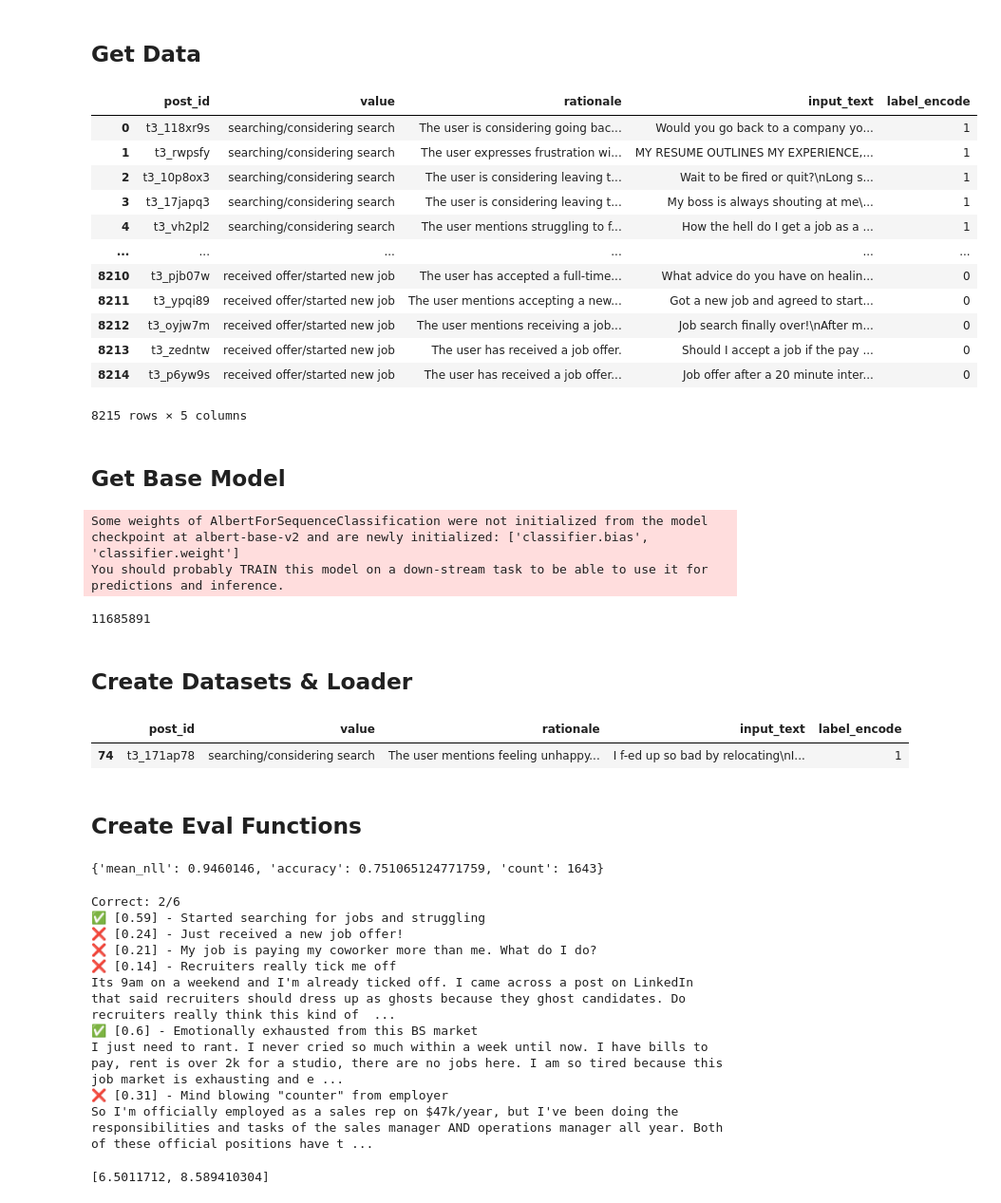
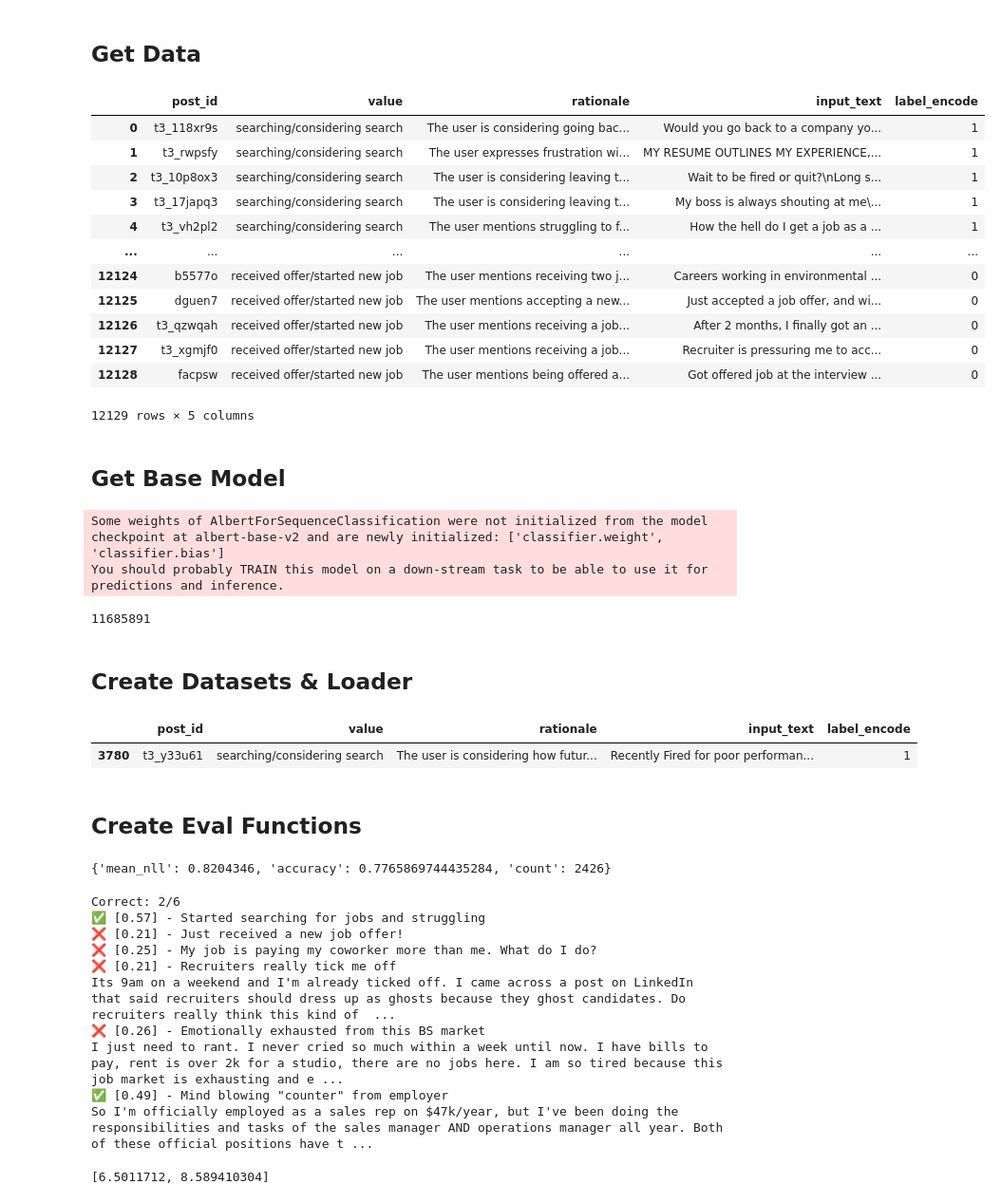
Before and after one commit to bongohead/labor-market-lm-finetune, a Jupyter notebook: finetune.ipynb, the cells around one changed output. Shown: that part at 95% size. Cells and saved outputs as stored; diff of their text form; code cells hidden in the pictures.

```diff
--- a/finetune.ipynb
+++ b/finetune.ipynb
@@ -1,6 +1,6 @@
 # %%
+PROMPT_ID = 'labor_market_v1'
 CLASSIFY_TARGET = 'job_search_status'
-PROMPT_VERSION = 1
 
 import torch
 import torch.nn.functional as F
@@ -9,80 +9,58 @@ import pandas as pd
 from tqdm import tqdm
 import plotly
 
-device = torch.device("cuda")
+device = torch.device('cuda')
 # %% [markdown]
 ## Get Data
 # %%
 # Get label encodings
 import yaml
 with open('label_maps.yaml', 'r') as file:
-    yaml_dict = [x for x in yaml.safe_load(file)['v' + str(PROMPT_VERSION)] if x['model'] == CLASSIFY_TARGET][0]
+    yaml_dict = [x for x in yaml.safe_load(file)[PROMPT_ID] if x['model'] == CLASSIFY_TARGET][0]
 
 label_encoding_map = pd.DataFrame.from_dict(yaml_dict['map'])
 test_examples = yaml_dict['examples']
 # %%
 # Get data
-import psycopg2
-from sqlalchemy import create_engine
-from dotenv import load_dotenv
-import os
-from pathlib import Path
+from helpers.db import get_postgres_query
 
-load_dotenv(Path().absolute() / '.env', override = True)
-
-def get_query(query: str) -> pd.DataFrame:
-    engine = create_engine(
-        "postgresql+psycopg2://{user}:{password}@{host}/{dbname}".format(
-           dbname = os.getenv('DB_DATABASE'),
-           user = os.getenv('DB_USERNAME'),
-           password = os.getenv('DB_PASSWORD'),
-           host = os.getenv('DB_SERVER')
-        )
-    )
-
-    pg = engine.connect()
-    res = pd.read_sql(query, con = pg)
-    pg.close()
-
-    return res
-
-input_data = get_query(
+input_data = get_postgres_query(
     f"""
     WITH t0 AS (
         SELECT
             a.post_id, a.label_value AS value, a.label_rationale AS rationale,
             CONCAT(TRIM(b.title), '\n', REGEXP_REPLACE(TRIM(b.selftext), '[\t\n\r]', ' ', 'g')) AS input_text
-        FROM text_scraper_reddit_llm_scores a
-        INNER JOIN text_scraper_reddit_scrape b
-            ON a.scrape_id = b.id
-        WHERE a.prompt_version = 1 AND a.label_key = '{CLASSIFY_TARGET}'
+        FROM text_scraper_reddit_llm_scores_v2 a
+        INNER JOIN text_scraper_reddit_scrapes b
+            ON a.scrape_id = b.scrape_id
+        WHERE a.PROMPT_ID = '{PROMPT_ID}' AND a.label_key = '{CLASSIFY_TARGET}'
     )
     -- Select where expected token count <= 512
     SELECT * FROM t0
     WHERE ARRAY_LENGTH(REGEXP_SPLIT_TO_ARRAY(input_text, '\\s+'), 1) * 1.5 <= 512
     """
     ).merge(label_encoding_map, how = 'inner', on = 'value')
 
 input_data
 # %% [output]
 |  | post_id | value | rationale | input_text | label_encode |
 | 0 | t3_118xr9s | searching/considering search | The user is considering going bac... | Would you go back to a company yo... | 1 |
 | 1 | t3_rwpsfy | searching/considering search | The user expresses frustration wi... | MY RESUME OUTLINES MY EXPERIENCE,... | 1 |
 | 2 | t3_10p8ox3 | searching/considering search | The user is considering leaving t... | Wait to be fired or quit?\nLong s... | 1 |
 | 3 | t3_17japq3 | searching/considering search | The user is considering leaving t... | My boss is always shouting at me\... | 1 |
 | 4 | t3_vh2pl2 | searching/considering search | The user mentions struggling to f... | How the hell do I get a job as a ... | 1 |
 | ... | ... | ... | ... | ... | ... |
-| 8210 | t3_pjb07w | received offer/started new job | The user has accepted a full-time... | What advice do you have on healin... | 0 |
-| 8211 | t3_ypqi89 | received offer/started new job | The user mentions accepting a new... | Got a new job and agreed to start... | 0 |
-| 8212 | t3_oyjw7m | received offer/started new job | The user mentions receiving a job... | Job search finally over!\nAfter m... | 0 |
-| 8213 | t3_zedntw | received offer/started new job | The user has received a job offer. | Should I accept a job if the pay ... | 0 |
-| 8214 | t3_p6yw9s | received offer/started new job | The user has received a job offer... | Job offer after a 20 minute inter... | 0 |
+| 12124 | b5577o | received offer/started new job | The user mentions receiving two j... | Careers working in environmental ... | 0 |
+| 12125 | dguen7 | received offer/started new job | The user mentions accepting a new... | Just accepted a job offer, and wi... | 0 |
+| 12126 | t3_qzwqah | received offer/started new job | The user mentions receiving a job... | After 2 months, I finally got an ... | 0 |
+| 12127 | t3_xgmjf0 | received offer/started new job | The user mentions receiving a job... | Recruiter is pressuring me to acc... | 0 |
+| 12128 | facpsw | received offer/started new job | The user mentions being offered a... | Got offered job at the interview ... | 0 |
-8215 rows × 5 columns
+12129 rows × 5 columns
 # %% [markdown]
 ## Get Base Model
 # %%
+from transformers import AlbertTokenizer, AlbertForSequenceClassification
 # from transformers import RobertaTokenizer, RobertaForSequenceClassification
-from transformers import AlbertTokenizer, AlbertForSequenceClassification
 
 tokenizer = AlbertTokenizer.from_pretrained('albert-base-v2')
 model = AlbertForSequenceClassification.from_pretrained('albert-base-v2', num_labels = len(label_encoding_map)).to(device)
@@ -90,7 +68,7 @@ model = AlbertForSequenceClassification.from_pretrained('albert-base-v2', num_la
 # Num params
 sum(p.numel() for p in model.parameters())
 # %% [output]
-Some weights of AlbertForSequenceClassification were not initialized from the model checkpoint at albert-base-v2 and are newly initialized: ['classifier.bias', 'classifier.weight']
+Some weights of AlbertForSequenceClassification were not initialized from the model checkpoint at albert-base-v2 and are newly initialized: ['classifier.weight', 'classifier.bias']
 You should probably TRAIN this model on a down-stream task to be able to use it for predictions and inference.
 11685891
 # %% [markdown]
@@ -146,7 +124,7 @@ train_dl, val_dl = [DataLoader(x, batch_size = B) for x in [train_ds, val_ds]]
 val_df.head(1)
 # %% [output]
 |  | post_id | value | rationale | input_text | label_encode |
-| 74 | t3_171ap78 | searching/considering search | The user mentions feeling unhappy... | I f-ed up so bad by relocating\nI... | 1 |
+| 3780 | t3_y33u61 | searching/considering search | The user is considering how futur... | Recently Fired for poor performan... | 1 |
 # %% [markdown]
 ## Create Eval Functions
 # %%
@@ -162,7 +140,7 @@ def eval_performance_on_ds(model, ds, batch_size = 16):
     total_correct = 0
     nlls = []
 
-    dl = DataLoader(ds, batch_size = batch_size)
+    dl = DataLoader(ds, batch_size = batch_size, shuffle = True)
 
     for step, b in tqdm(enumerate(dl)):
         outputs = model(b['input_ids'].to(device), b['attention_mask'].to(device))
@@ -178,7 +156,7 @@ def eval_performance_on_ds(model, ds, batch_size = 16):
 
 eval_performance_on_ds(model, val_ds, batch_size = 1)
 # %% [output]
-{'mean_nll': 0.9460146, 'accuracy': 0.751065124771759, 'count': 1643}
+{'mean_nll': 0.8204346, 'accuracy': 0.7765869744435284, 'count': 2426}
 # %%
 @torch.no_grad()
 def eval_performance_on_examples(model, examples):
@@ -191,7 +169,7 @@ def eval_performance_on_examples(model, examples):
 
     inference_examples = [x['text'] for x in test_examples]
     labels = [x['label'] for x in test_examples]
-    inference_dl = DataLoader(TextDataset(tokenizer, inference_examples, labels), 1)
+    inference_dl = DataLoader(TextDataset(tokenizer, inference_examples, labels), 1, shuffle = True)
 
     for i, b in enumerate(inference_dl):
         out = model(b['input_ids'].to(device), b['attention_mask'].to(device))
@@ -207,14 +185,14 @@ def eval_performance_on_examples(model, examples):
 print(eval_performance_on_examples(model, test_examples))
 # %% [output]
 Correct: 2/6
-✅ [0.59] - Started searching for jobs and struggling
-❌ [0.24] - Just received a new job offer!
-❌ [0.21] - My job is paying my coworker more than me. What do I do?
-❌ [0.14] - Recruiters really tick me off
+✅ [0.57] - Started searching for jobs and struggling
+❌ [0.21] - Just received a new job offer!
+❌ [0.25] - My job is paying my coworker more than me. What do I do?
+❌ [0.21] - Recruiters really tick me off
 Its 9am on a weekend and I'm already ticked off. I came across a post on LinkedIn that said recruiters should dress up as ghosts because they ghost candidates. Do recruiters really think this kind of  ...
-✅ [0.6] - Emotionally exhausted from this BS market
+❌ [0.26] - Emotionally exhausted from this BS market
 I just need to rant. I never cried so much within a week until now. I have bills to pay, rent is over 2k for a studio, there are no jobs here. I am so tired because this job market is exhausting and e ...
-❌ [0.31] - Mind blowing "counter" from employer
+✅ [0.49] - Mind blowing "counter" from employer
 So I'm officially employed as a sales rep on $47k/year, but I've been doing the responsibilities and tasks of the sales manager AND operations manager all year. Both of these official positions have t ...
 # %%
 print([x/1e9 for x in torch.cuda.mem_get_info()])
```
Also changed, not shown: parts of 5 cells of this notebook, 3 other files.
